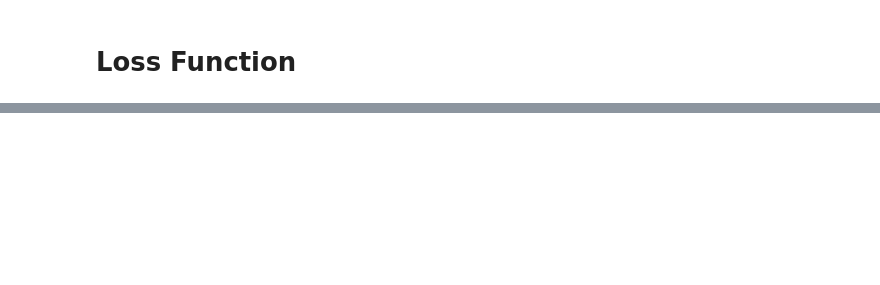
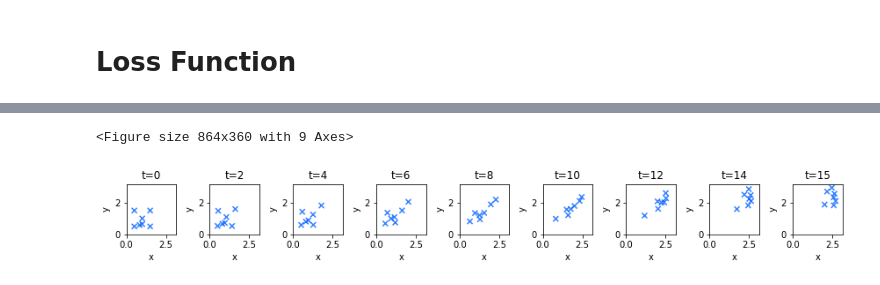
Before and after one commit to bobarna/eigenfluid-control, a Jupyter notebook: eigenfluid-force-optimization.ipynb, the cells around one changed output, grey strips where cells are left out. Saved outputs shown, nothing was run; the diff lists cells and outputs as text; code cells hidden in the pictures; blank space fills up the shorter version.

```diff
--- a/eigenfluid-force-optimization.ipynb
+++ b/eigenfluid-force-optimization.ipynb
@@ -144,0 +184,14 @@ vis.plot({
+# %%
+# Sorry clean code :(
+time_steps = [0,2,4,6,8,10,12,14,15]
+pointclouds = [PointCloud(trajectory_p.time[t], bounds=DOMAIN) for t in range(trajectory_p.time.size)]
+plot_dict = {}
+for t in time_steps:
+    plot_dict["t={}".format(t)] = pointclouds[t]
+
+vis.plot(
+    plot_dict, bounds=DOMAIN
+)
+# %% [output]
+<Figure size 864x360 with 9 Axes>
+[figure, added]
```
Also changed, not shown: parts of 8 cells of this notebook, 6 other files.
